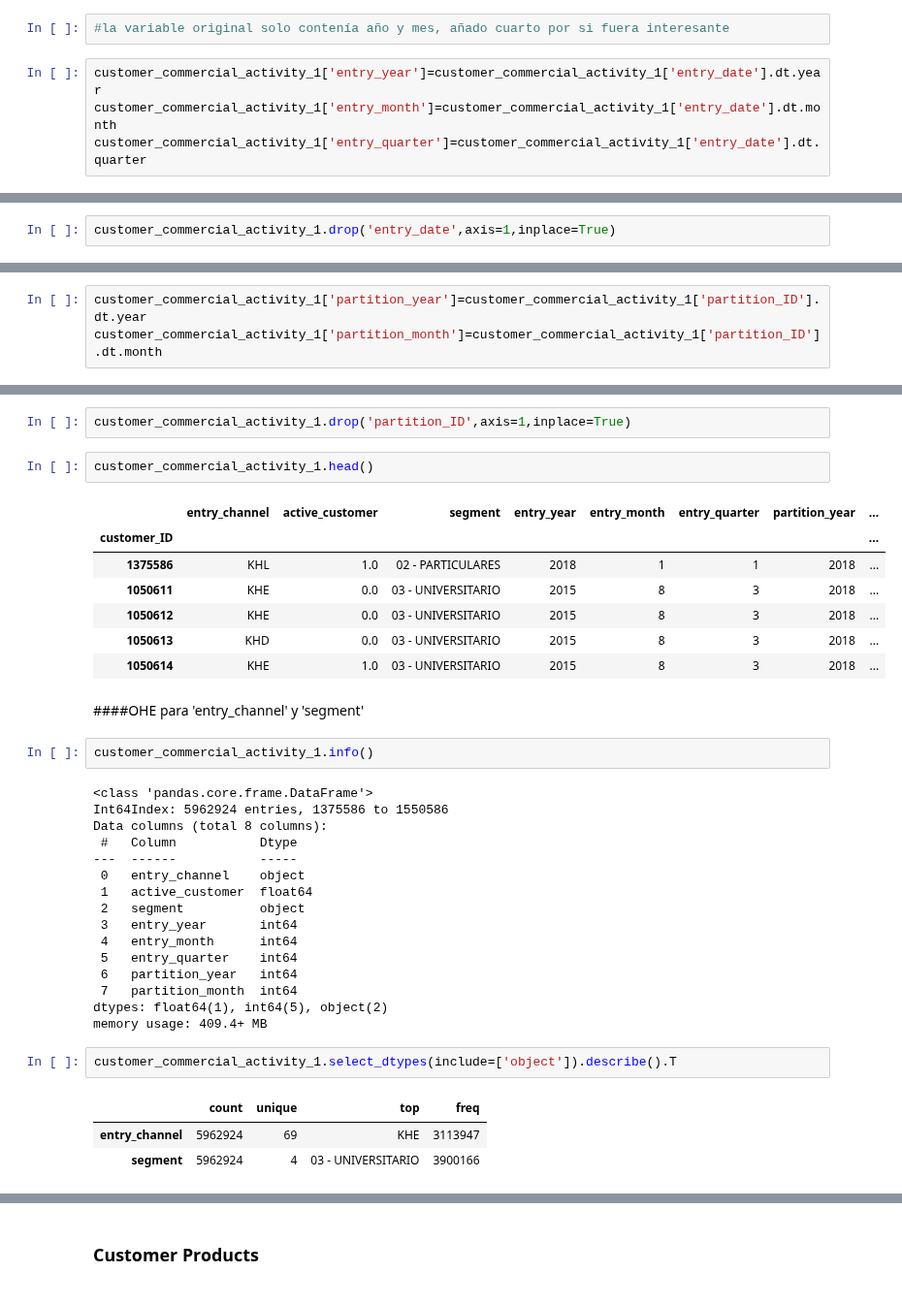
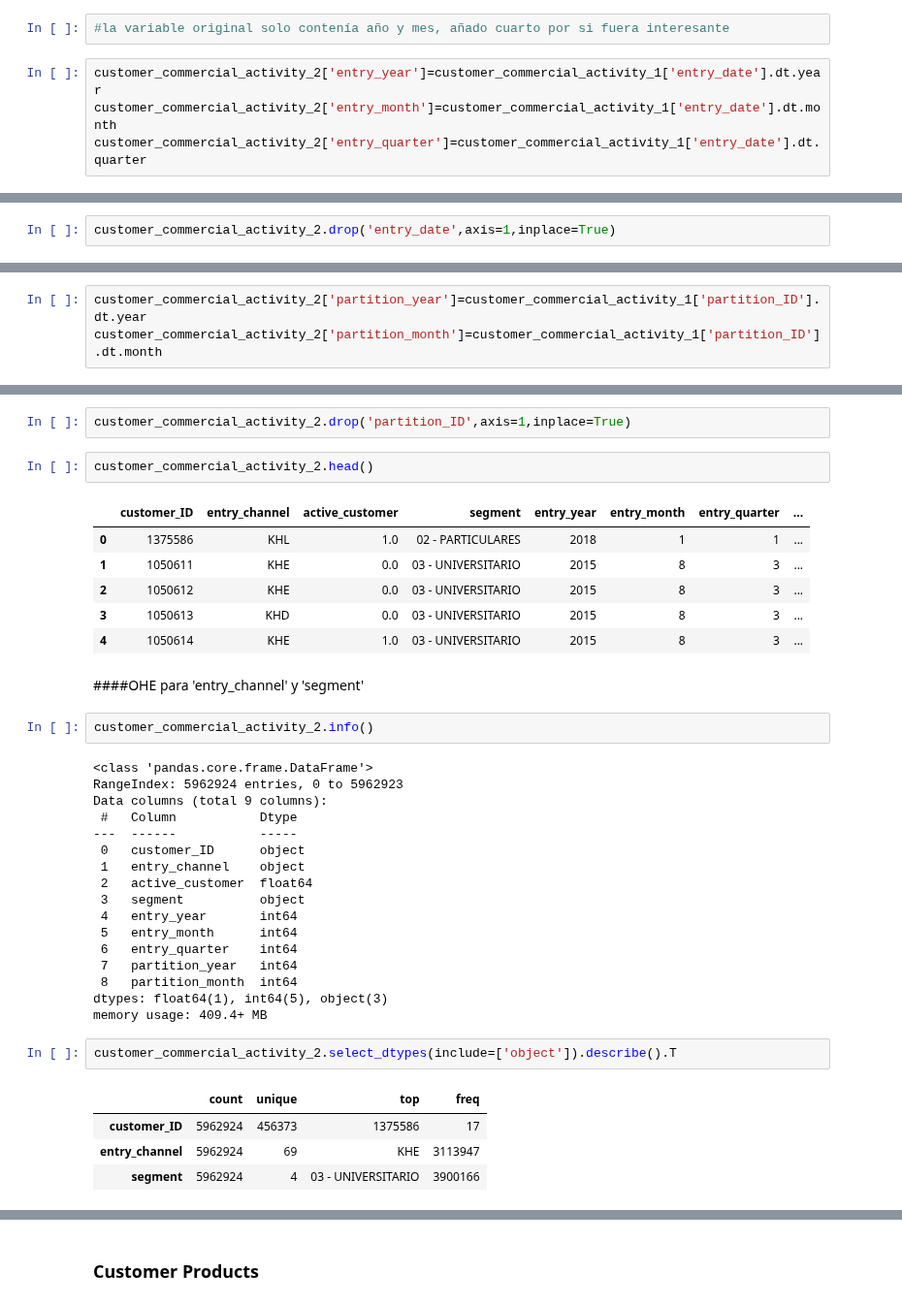
Before and after one commit to RicardColomOrero/easymoney, a Jupyter notebook: Easymoney_Ricard.ipynb, the cells around one changed output, grey strips where cells are left out. Shown at 97% size. Drawn from its saved outputs; the diff is of its cells as text.

```diff
--- a/Easymoney_Ricard.ipynb
+++ b/Easymoney_Ricard.ipynb
@@ -638,7 +657,7 @@ Name: entry_date, Length: 5962924, dtype: datetime64[ns]
 # %%
 #la variable original solo contenía año y mes, añado cuarto por si fuera interesante
 # %%
-customer_commercial_activity_1['entry_year']=customer_commercial_activity_1['entry_date'].dt.year
-customer_commercial_activity_1['entry_month']=customer_commercial_activity_1['entry_date'].dt.month
-customer_commercial_activity_1['entry_quarter']=customer_commercial_activity_1['entry_date'].dt.quarter
+customer_commercial_activity_2['entry_year']=customer_commercial_activity_1['entry_date'].dt.year
+customer_commercial_activity_2['entry_month']=customer_commercial_activity_1['entry_date'].dt.month
+customer_commercial_activity_2['entry_quarter']=customer_commercial_activity_1['entry_date'].dt.quarter
 # %%
@@ -654,3 +672,3 @@ customer_commercial_activity_1.head()
 # %%
-customer_commercial_activity_1.drop('entry_date',axis=1,inplace=True)
+customer_commercial_activity_2.drop('entry_date',axis=1,inplace=True)
 # %%
@@ -681,5 +697,5 @@ customer_ID
 Name: partition_ID, Length: 5962924, dtype: datetime64[ns]
 # %%
-customer_commercial_activity_1['partition_year']=customer_commercial_activity_1['partition_ID'].dt.year
-customer_commercial_activity_1['partition_month']=customer_commercial_activity_1['partition_ID'].dt.month
+customer_commercial_activity_2['partition_year']=customer_commercial_activity_1['partition_ID'].dt.year
+customer_commercial_activity_2['partition_month']=customer_commercial_activity_1['partition_ID'].dt.month
 # %%
@@ -695,39 +710,40 @@ customer_commercial_activity_1.head()
 # %%
-customer_commercial_activity_1.drop('partition_ID',axis=1,inplace=True)
+customer_commercial_activity_2.drop('partition_ID',axis=1,inplace=True)
 # %%
-customer_commercial_activity_1.head()
+customer_commercial_activity_2.head()
 # %% [output]
-|  | entry_channel | active_customer | segment | entry_year | entry_month | entry_quarter | partition_year | ... |
-| customer_ID |  |  |  |  |  |  |  | ... |
-| 1375586 | KHL | 1.0 | 02 - PARTICULARES | 2018 | 1 | 1 | 2018 | ... |
-| 1050611 | KHE | 0.0 | 03 - UNIVERSITARIO | 2015 | 8 | 3 | 2018 | ... |
-| 1050612 | KHE | 0.0 | 03 - UNIVERSITARIO | 2015 | 8 | 3 | 2018 | ... |
-| 1050613 | KHD | 0.0 | 03 - UNIVERSITARIO | 2015 | 8 | 3 | 2018 | ... |
-| 1050614 | KHE | 1.0 | 03 - UNIVERSITARIO | 2015 | 8 | 3 | 2018 | ... |
+|  | customer_ID | entry_channel | active_customer | segment | entry_year | entry_month | entry_quarter | ... |
+| 0 | 1375586 | KHL | 1.0 | 02 - PARTICULARES | 2018 | 1 | 1 | ... |
+| 1 | 1050611 | KHE | 0.0 | 03 - UNIVERSITARIO | 2015 | 8 | 3 | ... |
+| 2 | 1050612 | KHE | 0.0 | 03 - UNIVERSITARIO | 2015 | 8 | 3 | ... |
+| 3 | 1050613 | KHD | 0.0 | 03 - UNIVERSITARIO | 2015 | 8 | 3 | ... |
+| 4 | 1050614 | KHE | 1.0 | 03 - UNIVERSITARIO | 2015 | 8 | 3 | ... |
 # %% [markdown]
 ####OHE para 'entry_channel' y 'segment'
 # %%
-customer_commercial_activity_1.info()
+customer_commercial_activity_2.info()
 # %% [output]
 <class 'pandas.core.frame.DataFrame'>
-Int64Index: 5962924 entries, 1375586 to 1550586
-Data columns (total 8 columns):
+RangeIndex: 5962924 entries, 0 to 5962923
+Data columns (total 9 columns):
  #   Column           Dtype
 ---  ------           -----
- 0   entry_channel    object
- 1   active_customer  float64
- 2   segment          object
- 3   entry_year       int64
- 4   entry_month      int64
- 5   entry_quarter    int64
- 6   partition_year   int64
- 7   partition_month  int64
-dtypes: float64(1), int64(5), object(2)
+ 0   customer_ID      object
+ 1   entry_channel    object
+ 2   active_customer  float64
+ 3   segment          object
+ 4   entry_year       int64
+ 5   entry_month      int64
+ 6   entry_quarter    int64
+ 7   partition_year   int64
+ 8   partition_month  int64
+dtypes: float64(1), int64(5), object(3)
 memory usage: 409.4+ MB
 # %%
-customer_commercial_activity_1.select_dtypes(include=['object']).describe().T
+customer_commercial_activity_2.select_dtypes(include=['object']).describe().T
 # %% [output]
 |  | count | unique | top | freq |
+| customer_ID | 5962924 | 456373 | 1375586 | 17 |
 | entry_channel | 5962924 | 69 | KHE | 3113947 |
 | segment | 5962924 | 4 | 03 - UNIVERSITARIO | 3900166 |
 # %%
```
Also changed, not shown: parts of 31 cells of this notebook.
